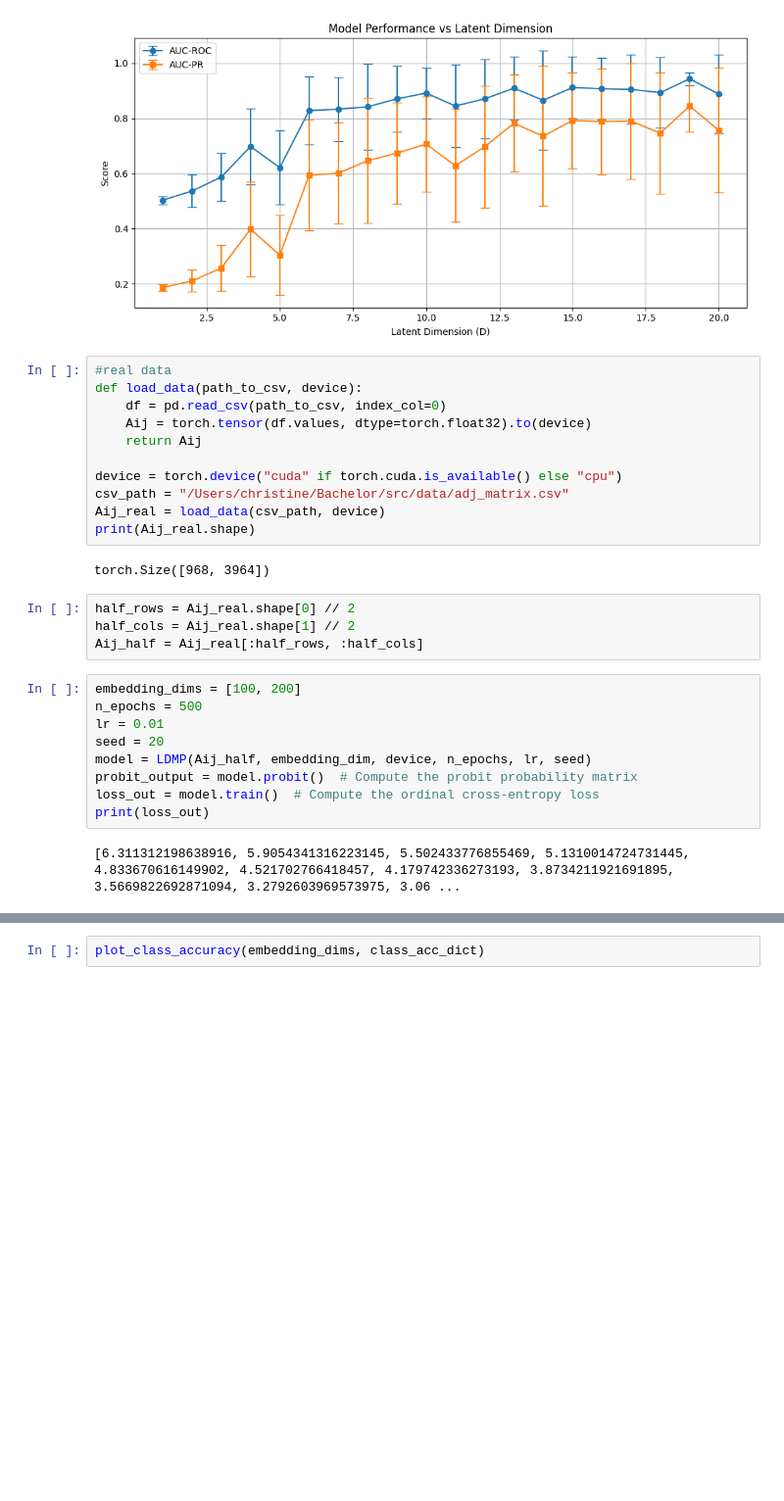
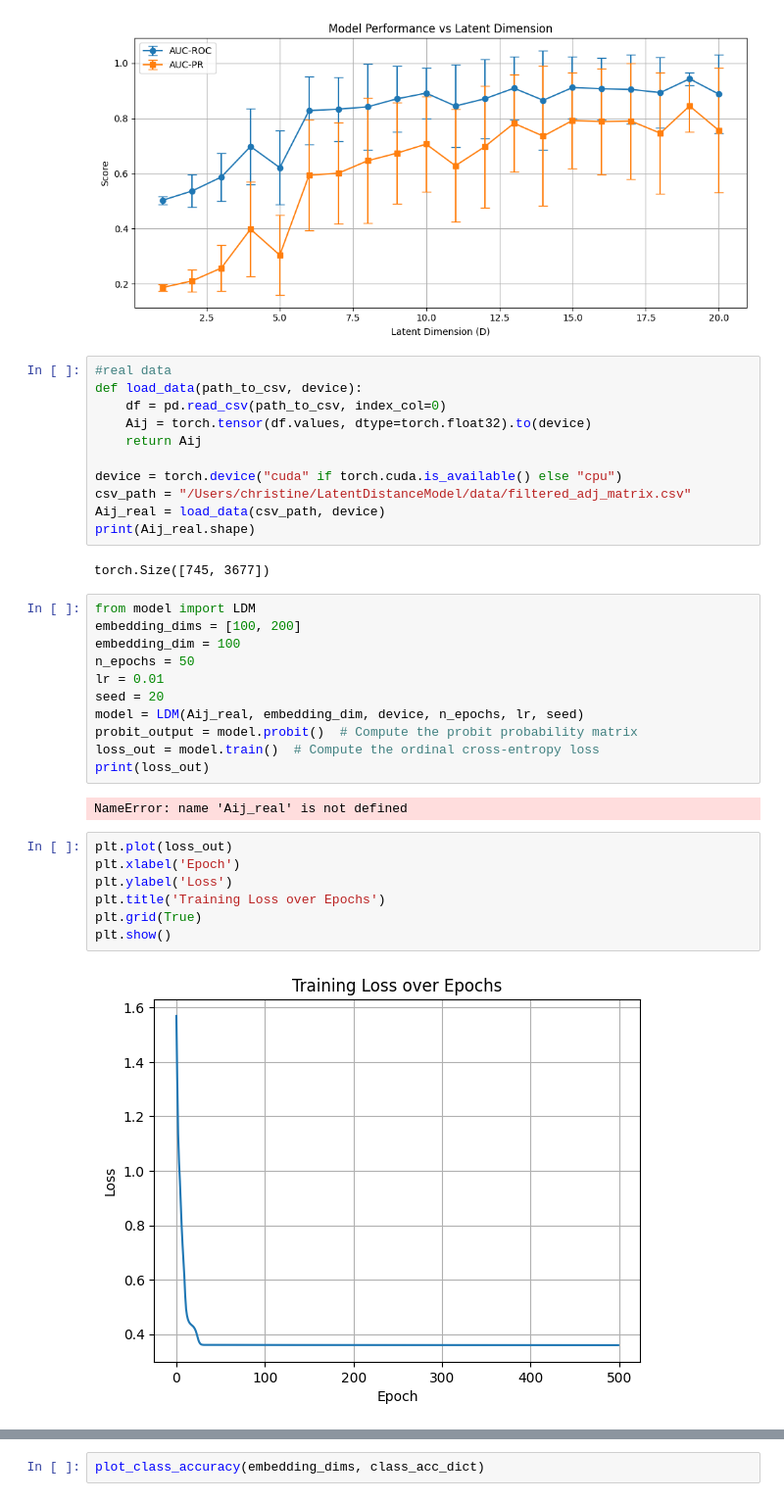
Before and after one commit to christineschutt/LatentDistanceModel, a Jupyter notebook: latent_distance/evaluation.ipynb, the cells around one changed output, grey strips where cells are left out. Shown at 98% size. Cells and saved outputs as stored; diff of their text form; blank space fills up the shorter version.

```diff
--- a/latent_distance/evaluation.ipynb
+++ b/latent_distance/evaluation.ipynb
@@ -724,26 +823,33 @@ def load_data(path_to_csv, device):
     return Aij
 
 device = torch.device("cuda" if torch.cuda.is_available() else "cpu")
-csv_path = "/Users/christine/Bachelor/src/data/adj_matrix.csv"
+csv_path = "/Users/christine/LatentDistanceModel/data/filtered_adj_matrix.csv"
 Aij_real = load_data(csv_path, device)
 print(Aij_real.shape)
 # %% [output]
-torch.Size([968, 3964])
+torch.Size([745, 3677])
-# %%
-half_rows = Aij_real.shape[0] // 2
-half_cols = Aij_real.shape[1] // 2
-Aij_half = Aij_real[:half_rows, :half_cols]
 # %%
+from model import LDM
 embedding_dims = [100, 200]
-n_epochs = 500
+embedding_dim = 100
+n_epochs = 50
 lr = 0.01
 seed = 20
-model = LDMP(Aij_half, embedding_dim, device, n_epochs, lr, seed)
+model = LDM(Aij_real, embedding_dim, device, n_epochs, lr, seed)
 probit_output = model.probit()  # Compute the probit probability matrix
 loss_out = model.train()  # Compute the ordinal cross-entropy loss
 print(loss_out)
 # %% [output]
-[6.311312198638916, 5.9054341316223145, 5.502433776855469, 5.1310014724731445, 4.833670616149902, 4.521702766418457, 4.179742336273193, 3.8734211921691895, 3.5669822692871094, 3.2792603969573975, 3.06 ...
+NameError: name 'Aij_real' is not defined
+# %%
+plt.plot(loss_out)
+plt.xlabel('Epoch')
+plt.ylabel('Loss')
+plt.title('Training Loss over Epochs')
+plt.grid(True)
+plt.show()
+# %% [output]
+[figure, added]
 # %%
 embedding_dims = [100, 200, 300]
 holdout_ratio = 0.1
```
Also changed, not shown: parts of 18 cells of this notebook, 4 other files.
